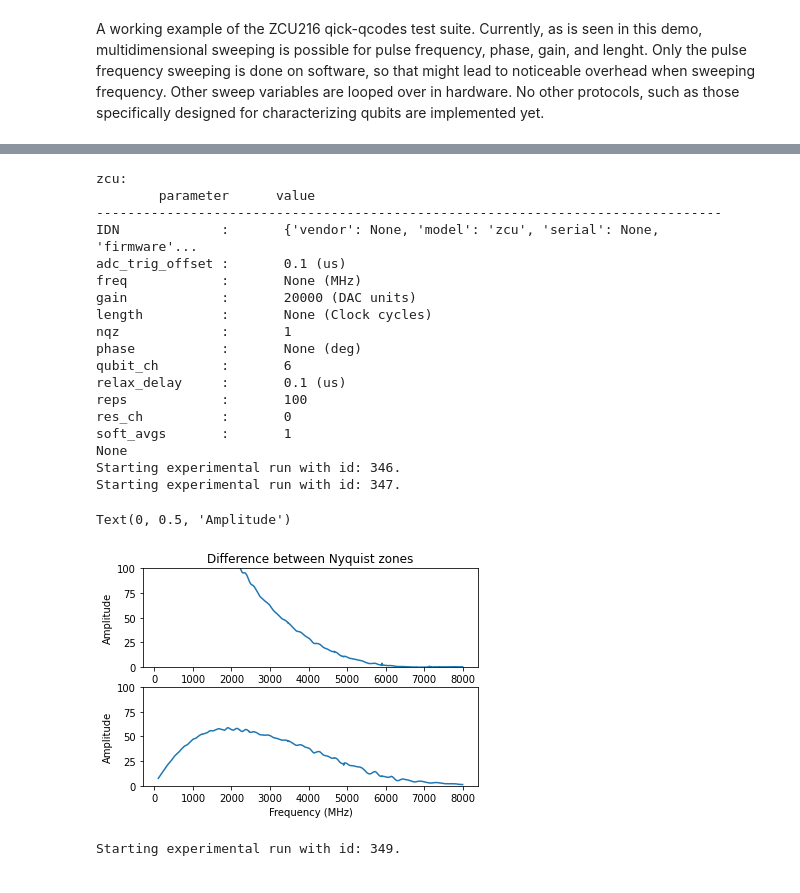
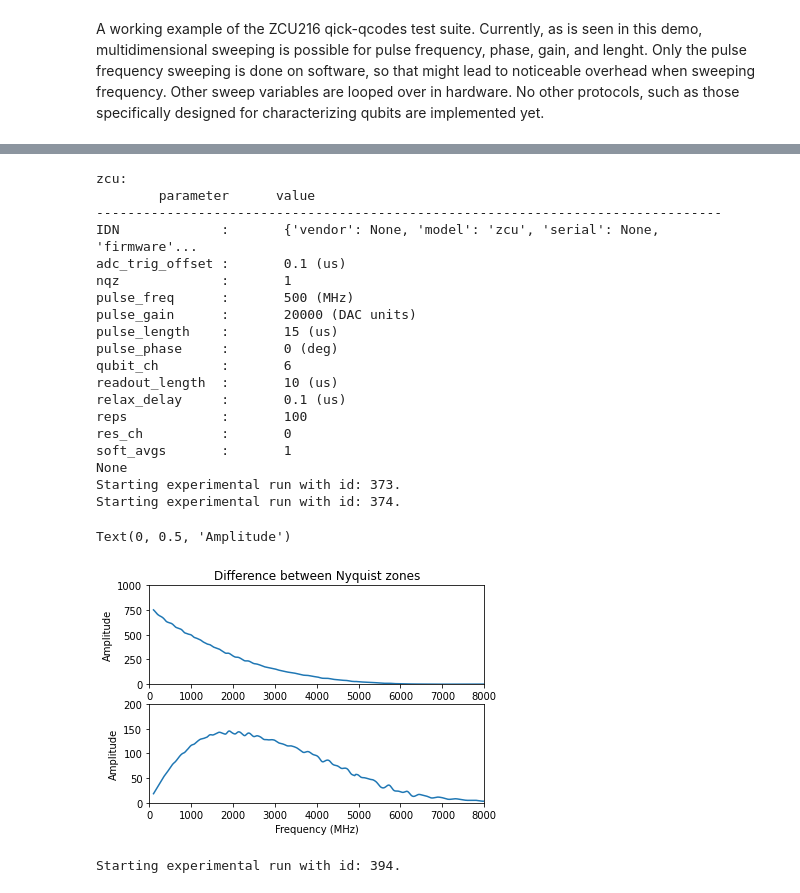
Before and after one commit to aalto-qcd/qcodes_qick, a Jupyter notebook: worked-example-of-use.ipynb, the cells around one changed output, grey strips where cells are left out. Cells and saved outputs as stored; diff of their text form; code cells hidden in the pictures.

```diff
--- a/worked-example-of-use.ipynb
+++ b/worked-example-of-use.ipynb
@@ -16,5 +16,6 @@ import matplotlib.pyplot as plt
 qc.initialise_or_create_database_at("./zcu_test_data.db")
 
 station = ZCU216Station()
-station.add_component(ZCU216MetaInstrument(name="zcu"))
+
+station.zcu.print_readable_snapshot()
 # %% [output]
@@ -21,0 +38,6 @@ station.add_component(ZCU216MetaInstrument(name="zcu"))
+# %%
+#You can configure your own defaults in the following way
+
+my_own_defaults = {"pulse_gain" : 5000, "pulse_length" : 1, "reps" : 10, "adc_trig_offset" : 0.5, "readout_length" : 1 }
+station.set_defaults(my_own_defaults)
+station.zcu.print_readable_snapshot()
@@ -22,7 +61,7 @@ station.add_component(ZCU216MetaInstrument(name="zcu"))
 # %%
 #A simple frequency sweep, demonstrating the difference between the nyquist zones
 
-station.zcu.gain(20000)
+station.zcu.pulse_gain(20000)
 
 #Setting the nyquist zone to 1
 station.zcu.nqz(1)
@@ -30,59 +69,63 @@ print(station.zcu.print_readable_snapshot())
 
 
 #Running an iq_measurement, by using the protocol NDSweepProtocol, and giving the sweep parameters within a dictionary
-run_id_nqz1 = station.measure_iq(params_and_values = {station.zcu.freq: [100,8000,2000]}, protocol = NDSweepProtocol())
+run_id_nqz1 = station.measure_iq(params_and_values = {station.zcu.pulse_freq: [100,8000,2000]}, protocol = NDSweepProtocol())
 
 #Again for the second nyquist zone
 station.zcu.nqz(2)
 
-run_id_nqz2 = station.measure_iq(params_and_values = {station.zcu.freq: [100,8000,2000]}, protocol = NDSweepProtocol())
+run_id_nqz2 = station.measure_iq(params_and_values = {station.zcu.pulse_freq: [100,8000,2000]}, protocol = NDSweepProtocol())
 # %% [output]
 zcu:
         parameter      value
 --------------------------------------------------------------------------------
 IDN             :       {'vendor': None, 'model': 'zcu', 'serial': None, 'firmware'...
 adc_trig_offset :       0.1 (us)
-freq            :       None (MHz)
-gain            :       20000 (DAC units)
-length          :       None (Clock cycles)
 nqz             :       1
-phase           :       None (deg)
+pulse_freq      :       500 (MHz)
+pulse_gain      :       20000 (DAC units)
+pulse_length    :       15 (us)
+pulse_phase     :       0 (deg)
 qubit_ch        :       6
+readout_length  :       10 (us)
 relax_delay     :       0.1 (us)
 reps            :       100
 res_ch          :       0
 soft_avgs       :       1
 None
-Starting experimental run with id: 346.
-Starting experimental run with id: 347.
+Starting experimental run with id: 373.
+Starting experimental run with id: 374.
 # %%
 #Plotting the results
 ds1 = qc.load_by_id(run_id_nqz1).to_xarray_dataset()
 ds2 = qc.load_by_id(run_id_nqz2).to_xarray_dataset()
 
 
 plt.subplot(2, 1, 1)
-plt.plot(ds1["freq"], abs(ds1["avg_q"] + 1j*ds1["avg_i"]))
-plt.ylim(0,100)
+plt.plot(ds1["pulse_freq"], abs(ds1["avg_q"] + 1j*ds1["avg_i"]))
+plt.ylim(0,1000)
+plt.xlim(0,8000)
 plt.title('Difference between Nyquist zones')
 plt.xlabel('Frequency (MHz)')
 plt.ylabel('Amplitude')
 
 plt.subplot(2, 1, 2)
-plt.plot(ds2["freq"], abs(ds2["avg_q"] + 1j*ds2["avg_i"]))
-plt.ylim(0,100)
+plt.plot(ds2["pulse_freq"], abs(ds2["avg_q"] + 1j*ds2["avg_i"]))
+plt.ylim(0,200)
+plt.xlim(0,8000)
 plt.xlabel('Frequency (MHz)')
 plt.ylabel('Amplitude')
 # %% [output]
 Text(0, 0.5, 'Amplitude')
-[figure, old version]
+[figure, new version]
 # %%
 #Since we have implemented multidimensional sweeping, we may do a sweep of phase over gain
+station.zcu.reps(5)
 phase_over_gain_id = station.measure_iq(params_and_values = {
-    station.zcu.phase: [0,360,200],
-    station.zcu.gain: [1000, 10000, 200]},
+    station.zcu.pulse_phase: [0,360,200],
+    station.zcu.pulse_gain: [1000, 10000, 200]},
     protocol = NDSweepProtocol())
 
 ds_gain_phase = qc.load_by_id(phase_over_gain_id).to_xarray_dataset()
 # %% [output]
-Starting experimental run with id: 349.
+Starting experimental run with id: 394.
```
Also changed, not shown: parts of 8 cells of this notebook, 3 other files.
